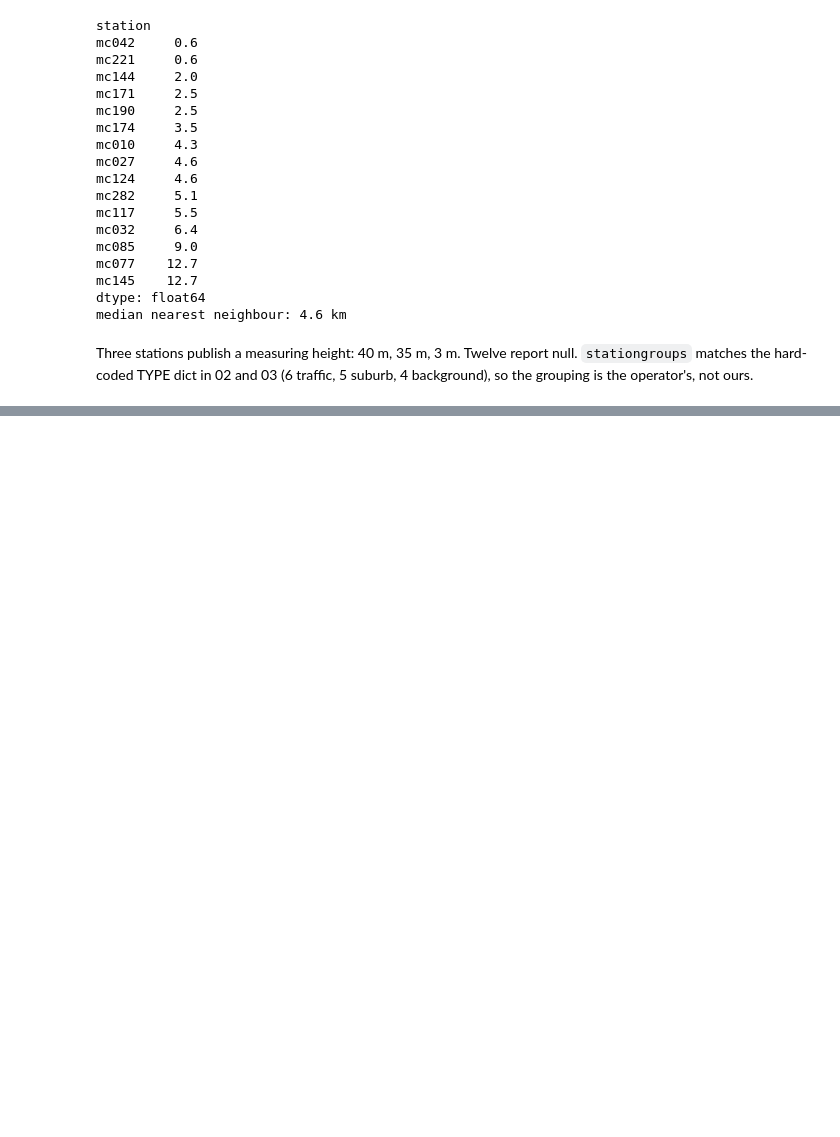
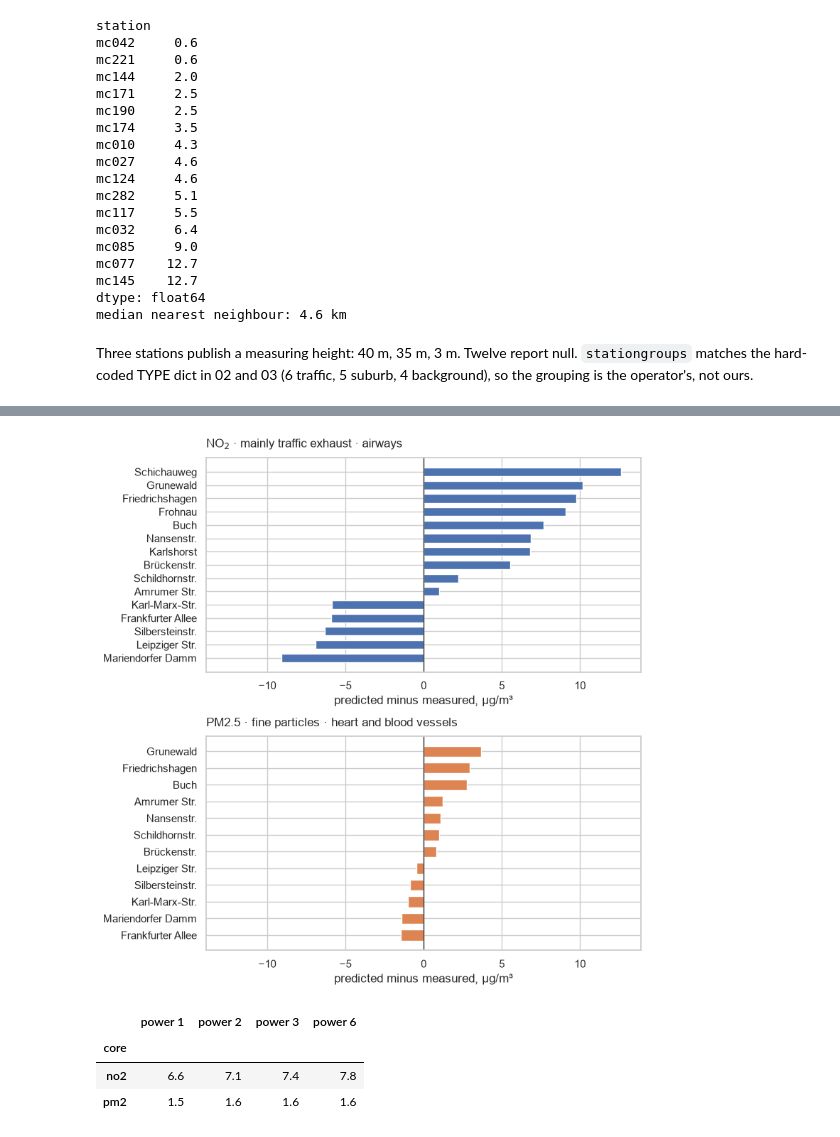
Before and after one commit to petrakuhnle/Air_Quality_Project, a Jupyter notebook: notebooks/04_spatial.ipynb, the cells around one changed output, grey strips where cells are left out. Drawn from its saved outputs; the diff is of its cells as text; code cells hidden in the pictures; blank space fills up the shorter version.

```diff
--- a/notebooks/04_spatial.ipynb
+++ b/notebooks/04_spatial.ipynb
@@ -210,0 +244,24 @@ Three stations publish a measuring height: 40 m, 35 m, 3 m. Twelve report null.
+# %%
+# Annual mean per station. These are the values the holdout tries to recover.
+ann = df.groupby(["core", "station"])["value"].mean().rename("measured").reset_index()
+ann["group"] = ann["station"].map(st["group"])
+ann["name"] = ann["station"].map(NAME)
+# %%
+# Hide one station, estimate it from the others weighted by 1/d^power,
+# compare to what it measured. Repeat for every station.
+def loo_idw(core, power=2):
+    g = ann[ann["core"] == core].set_index("station")
+    rows = []
+    for s in g.index:
+        others = g.index.drop(s)
+        w = 1 / dist.loc[s, others] ** power
+        pred = (w * g.loc[others, "measured"]).sum() / w.sum()
+        rows.append((s, g.loc[s, "measured"], pred))
+    r = pd.DataFrame(rows, columns=["station", "measured", "predicted"]).set_index("station")
+    r["error"] = r["predicted"] - r["measured"]
+    r["core"] = core
+    return r
+
+res = pd.concat([loo_idw("no2"), loo_idw("pm2")])
+res["group"] = res.index.map(st["group"])
+res["name"] = res.index.map(NAME)
@@ -210,0 +294,32 @@ Three stations publish a measuring height: 40 m, 35 m, 3 m. Twelve report null.
+# %%
+# Prediction error per station. Negative: interpolation reads it too low.
+# Same x scale in both panels so the pollutants compare directly.
+lim = res["error"].abs().max() * 1.1
+fig, axes = plt.subplots(2, 1, figsize=(9, 9))
+
+for ax, core in zip(axes, ["no2", "pm2"]):
+    g = res[res["core"] == core].sort_values("error")
+    ax.barh(g["name"].str.split(", ").str[0], g["error"], color=COLOUR[core], height=0.65)
+    ax.axvline(0, color="#333333", lw=1)
+    ax.set_xlim(-lim, lim)
+    ax.set_title(LABEL[core], pad=10, loc="left")
+    ax.set_xlabel("predicted minus measured, µg/m³")
+
+plt.subplots_adjust(left=0.28, right=0.96, hspace=0.3)
+plt.savefig(ROOT / "figures" / "04_holdout_error.png", dpi=150, pad_inches=0.3)
+# %% [output]
+[figure, added]
+# %%
+# Does the result depend on the method? Power 1 spreads influence widely,
+# power 6 trusts the nearest station almost entirely.
+sens = pd.DataFrame({
+    f"power {p}": pd.concat([loo_idw("no2", p), loo_idw("pm2", p)])
+                    .groupby("core")["error"].apply(lambda e: e.abs().mean())
+    for p in [1, 2, 3, 6]
+}).round(1)
+sens
+# %% [output]
+|  | power 1 | power 2 | power 3 | power 6 |
+| core |  |  |  |  |
+| no2 | 6.6 | 7.1 | 7.4 | 7.8 |
+| pm2 | 1.5 | 1.6 | 1.6 | 1.6 |
```
Also changed, not shown: parts of 3 cells of this notebook.
